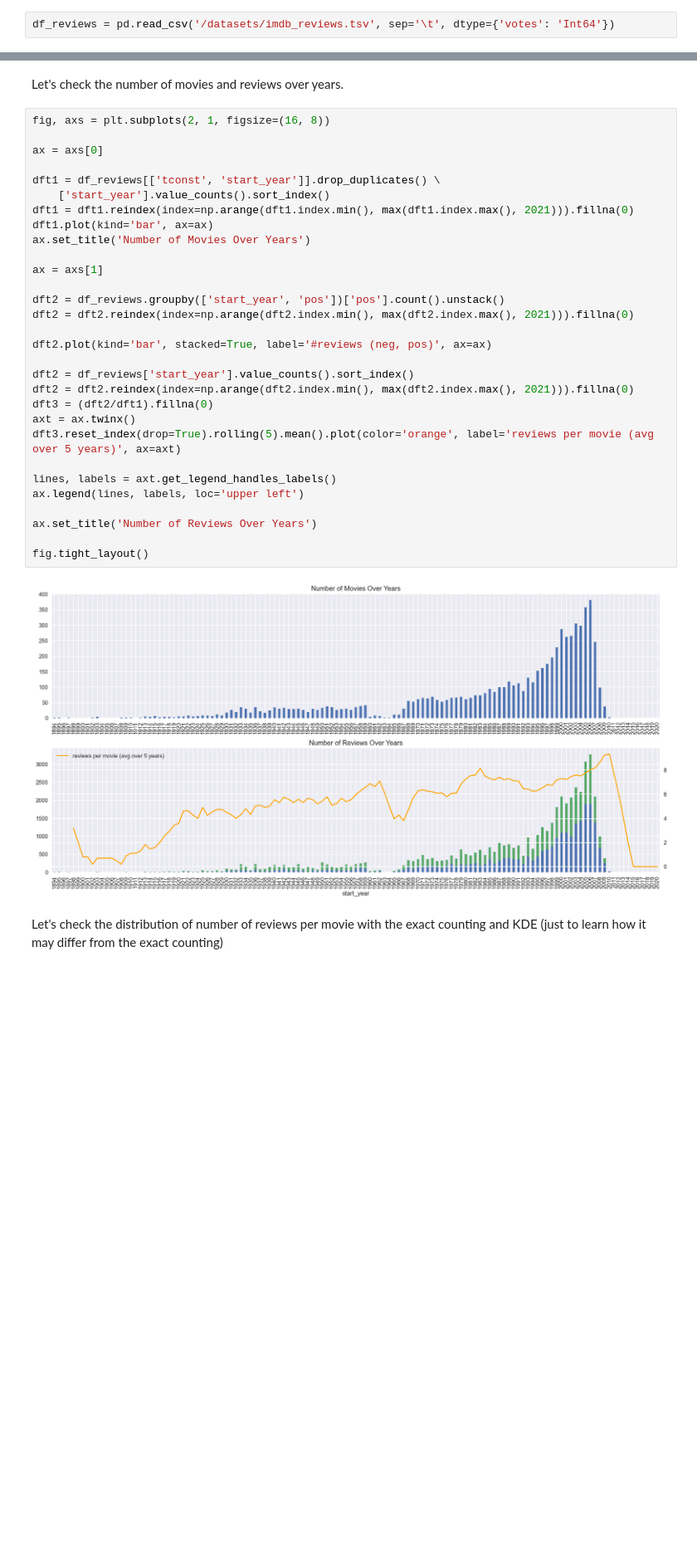
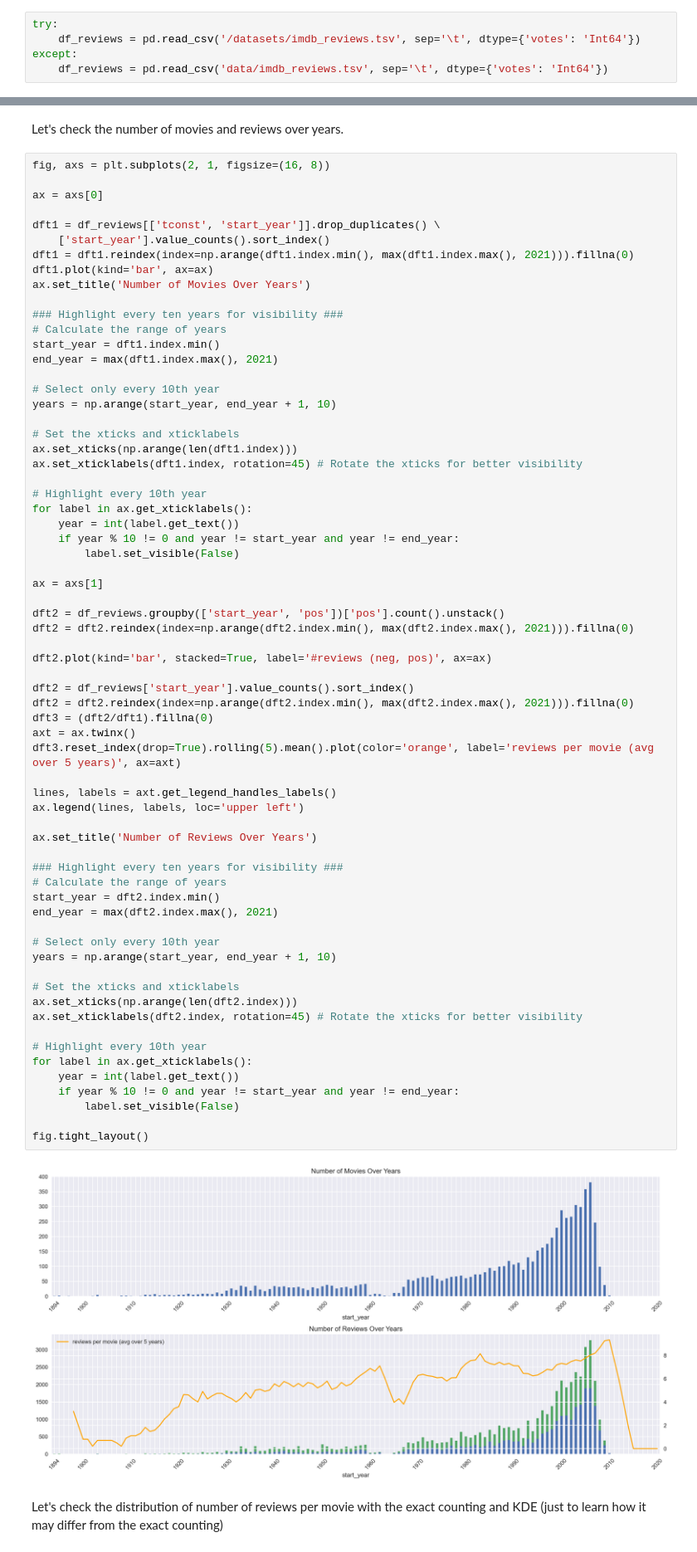
Before and after one commit to IMMontoya/sentiment_analysis_with_natural_language_processing, a Jupyter notebook: nlp_analysis_movie_reviews.ipynb, the cells around one changed output, grey strips where cells are left out. Shown at 83% size. Saved outputs shown, nothing was run; the diff lists cells and outputs as text; blank space fills up the shorter version.

```diff
--- a/nlp_analysis_movie_reviews.ipynb
+++ b/nlp_analysis_movie_reviews.ipynb
@@ -29,4 +36,7 @@ tqdm.pandas()
 # %% [markdown]
 ## Load Data
 # %%
-df_reviews = pd.read_csv('/datasets/imdb_reviews.tsv', sep='\t', dtype={'votes': 'Int64'})
+try:
+    df_reviews = pd.read_csv('/datasets/imdb_reviews.tsv', sep='\t', dtype={'votes': 'Int64'})
+except:
+    df_reviews = pd.read_csv('data/imdb_reviews.tsv', sep='\t', dtype={'votes': 'Int64'})
@@ -38,34 +75,70 @@ Let's check the number of movies and reviews over years.
 fig, axs = plt.subplots(2, 1, figsize=(16, 8))
 
 ax = axs[0]
 
 dft1 = df_reviews[['tconst', 'start_year']].drop_duplicates() \
     ['start_year'].value_counts().sort_index()
 dft1 = dft1.reindex(index=np.arange(dft1.index.min(), max(dft1.index.max(), 2021))).fillna(0)
 dft1.plot(kind='bar', ax=ax)
 ax.set_title('Number of Movies Over Years')
+
+### Highlight every ten years for visibility ###
+# Calculate the range of years
+start_year = dft1.index.min()
+end_year = max(dft1.index.max(), 2021)
+
+# Select only every 10th year
+years = np.arange(start_year, end_year + 1, 10)
+
+# Set the xticks and xticklabels
+ax.set_xticks(np.arange(len(dft1.index)))
+ax.set_xticklabels(dft1.index, rotation=45) # Rotate the xticks for better visibility
+
+# Highlight every 10th year
+for label in ax.get_xticklabels():
+    year = int(label.get_text())
+    if year % 10 != 0 and year != start_year and year != end_year:
+        label.set_visible(False)
 
 ax = axs[1]
 
 dft2 = df_reviews.groupby(['start_year', 'pos'])['pos'].count().unstack()
 dft2 = dft2.reindex(index=np.arange(dft2.index.min(), max(dft2.index.max(), 2021))).fillna(0)
 
 dft2.plot(kind='bar', stacked=True, label='#reviews (neg, pos)', ax=ax)
 
 dft2 = df_reviews['start_year'].value_counts().sort_index()
 dft2 = dft2.reindex(index=np.arange(dft2.index.min(), max(dft2.index.max(), 2021))).fillna(0)
 dft3 = (dft2/dft1).fillna(0)
 axt = ax.twinx()
 dft3.reset_index(drop=True).rolling(5).mean().plot(color='orange', label='reviews per movie (avg over 5 years)', ax=axt)
 
 lines, labels = axt.get_legend_handles_labels()
 ax.legend(lines, labels, loc='upper left')
 
 ax.set_title('Number of Reviews Over Years')
 
+### Highlight every ten years for visibility ###
+# Calculate the range of years
+start_year = dft2.index.min()
+end_year = max(dft2.index.max(), 2021)
+
+# Select only every 10th year
+years = np.arange(start_year, end_year + 1, 10)
+
+# Set the xticks and xticklabels
+ax.set_xticks(np.arange(len(dft2.index)))
+ax.set_xticklabels(dft2.index, rotation=45) # Rotate the xticks for better visibility
+
+# Highlight every 10th year
+for label in ax.get_xticklabels():
+    year = int(label.get_text())
+    if year % 10 != 0 and year != start_year and year != end_year:
+        label.set_visible(False)
+
 fig.tight_layout()
 # %% [output]
-[figure, old version]
+[figure, new version]
 # %% [markdown]
 Let's check the distribution of number of reviews per movie with the exact counting and KDE (just to learn how it may differ from the exact counting)
 # %%
```
Also changed, not shown: parts of 10 cells of this notebook.
